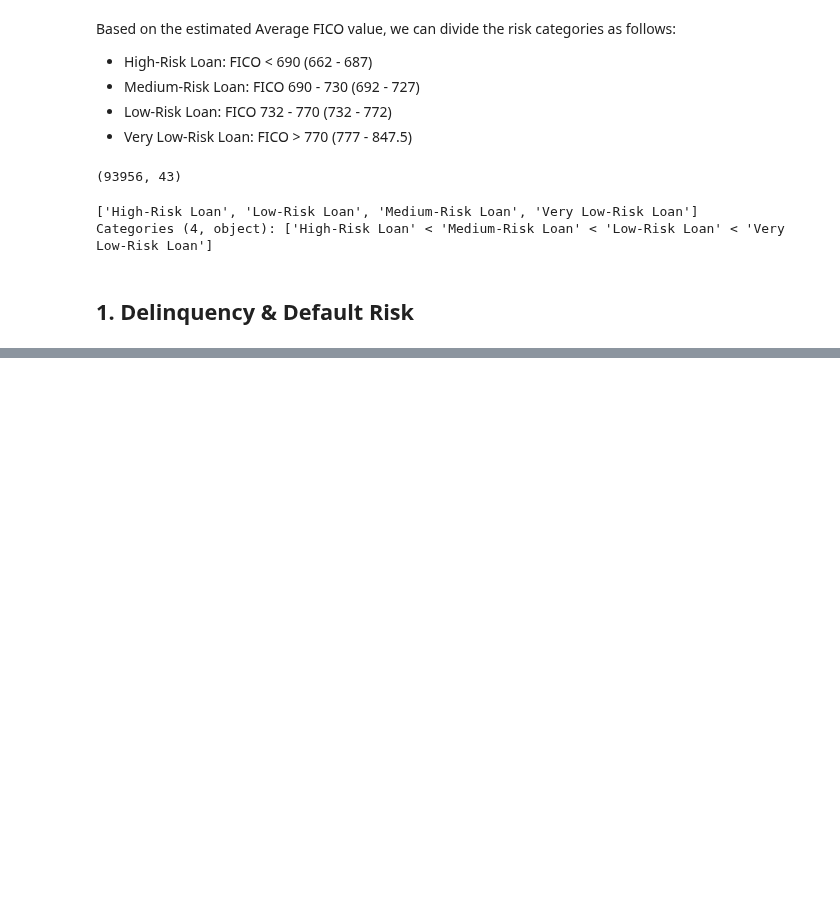
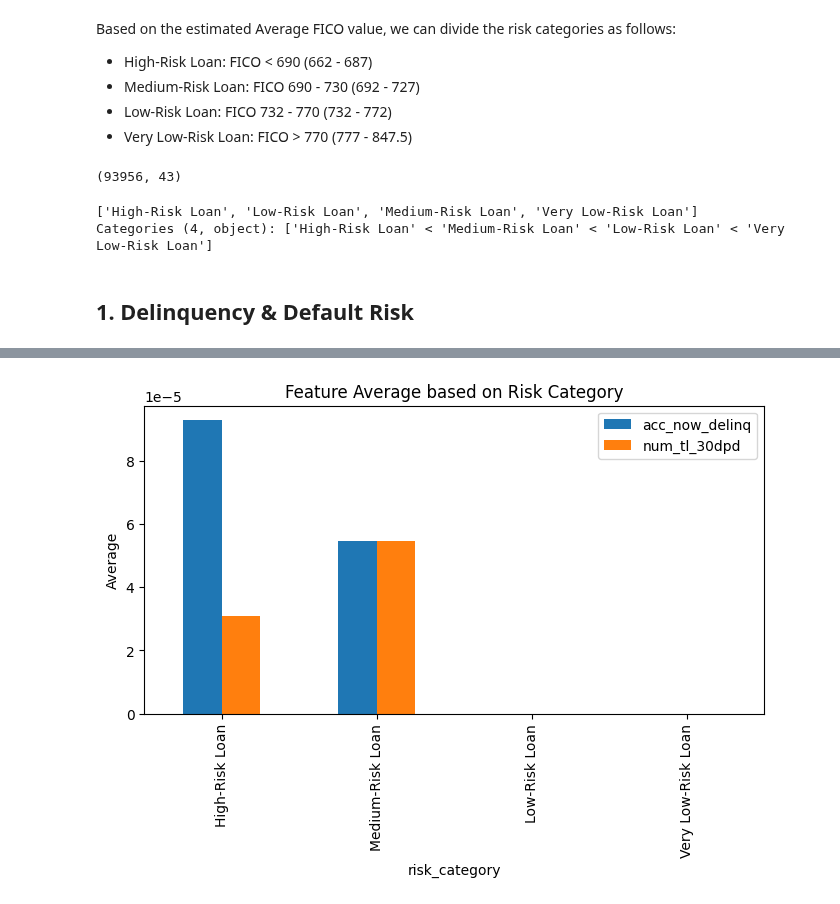
Before and after one commit to hidayah24/data-analyst-portfolio, a Jupyter notebook: Project-2-Credit-Risk-Analysis-and-Optimization-of-Lending-Decisions/Credit-Risk-Analysis.ipynb, the cells around one changed output, grey strips where cells are left out. Cells and saved outputs as stored; diff of their text form; code cells hidden in the pictures; blank space fills up the shorter version.

Commit message:
Make bar plot and box plot for delinquency & default risk

```diff
--- a/Project-2-Credit-Risk-Analysis-and-Optimization-of-Lending-Decisions/Credit-Risk-Analysis.ipynb
+++ b/Project-2-Credit-Risk-Analysis-and-Optimization-of-Lending-Decisions/Credit-Risk-Analysis.ipynb
@@ -469,3 +471,7 @@ with open('./datasets/data_risk_category.pkl', 'wb') as file:
     pickle.dump(df, file)
 # %% [markdown]
 ## 1. Delinquency & Default Risk
+# %%
+# Loading DataFrame from pickle file
+with open('./datasets/data_risk_category.pkl', 'rb') as file:
+    df = pickle.load(file)
@@ -471,0 +490,9 @@ with open('./datasets/data_risk_category.pkl', 'wb') as file:
+# %%
+grouped_data = df.groupby('risk_category')[['acc_now_delinq', 'num_tl_30dpd']].mean()
+# Bar plot
+grouped_data.plot(kind='bar', figsize=(8, 4))
+plt.title('Feature Average based on Risk Category')
+plt.ylabel('Average')
+plt.show()
+# %% [output]
+[figure, added]
```
Also changed, not shown: parts of 3 cells of this notebook.
